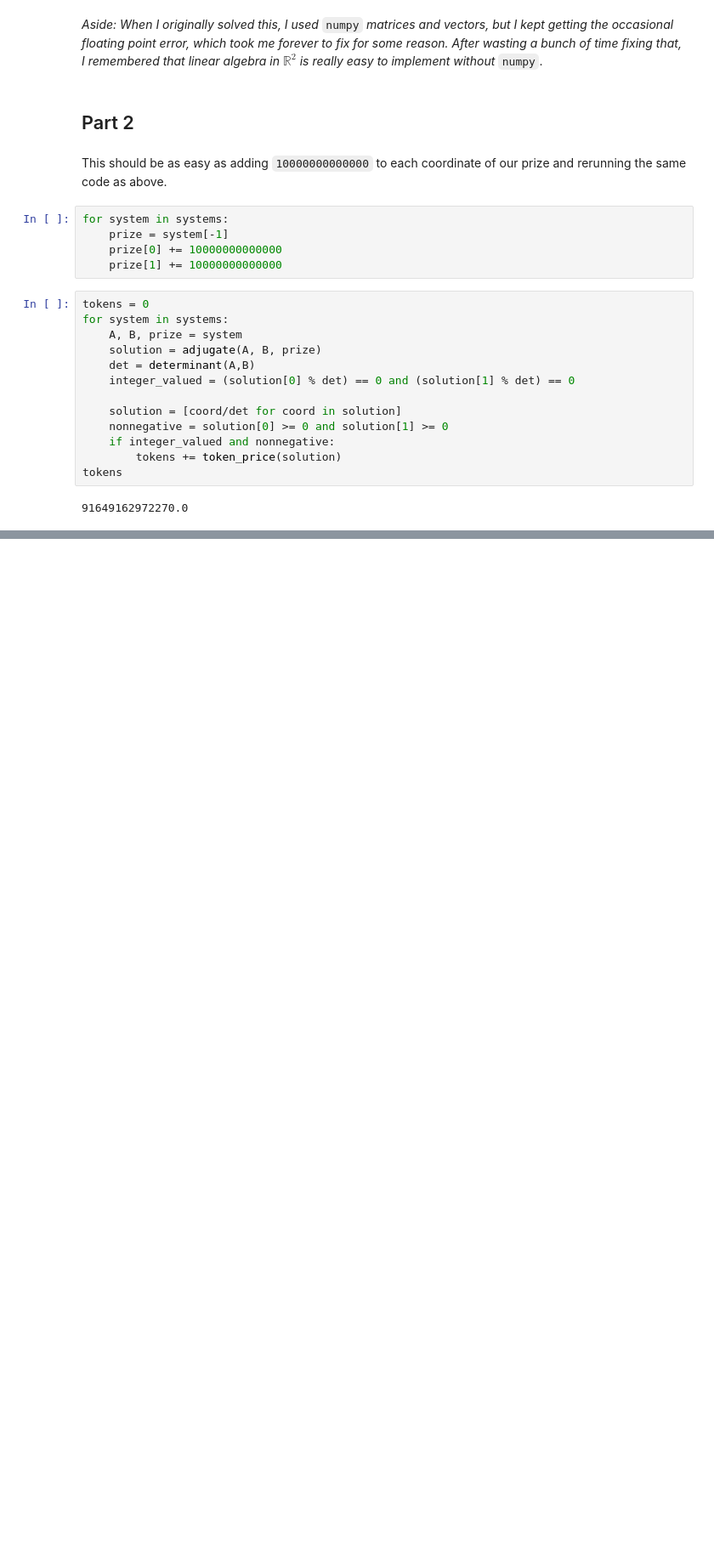
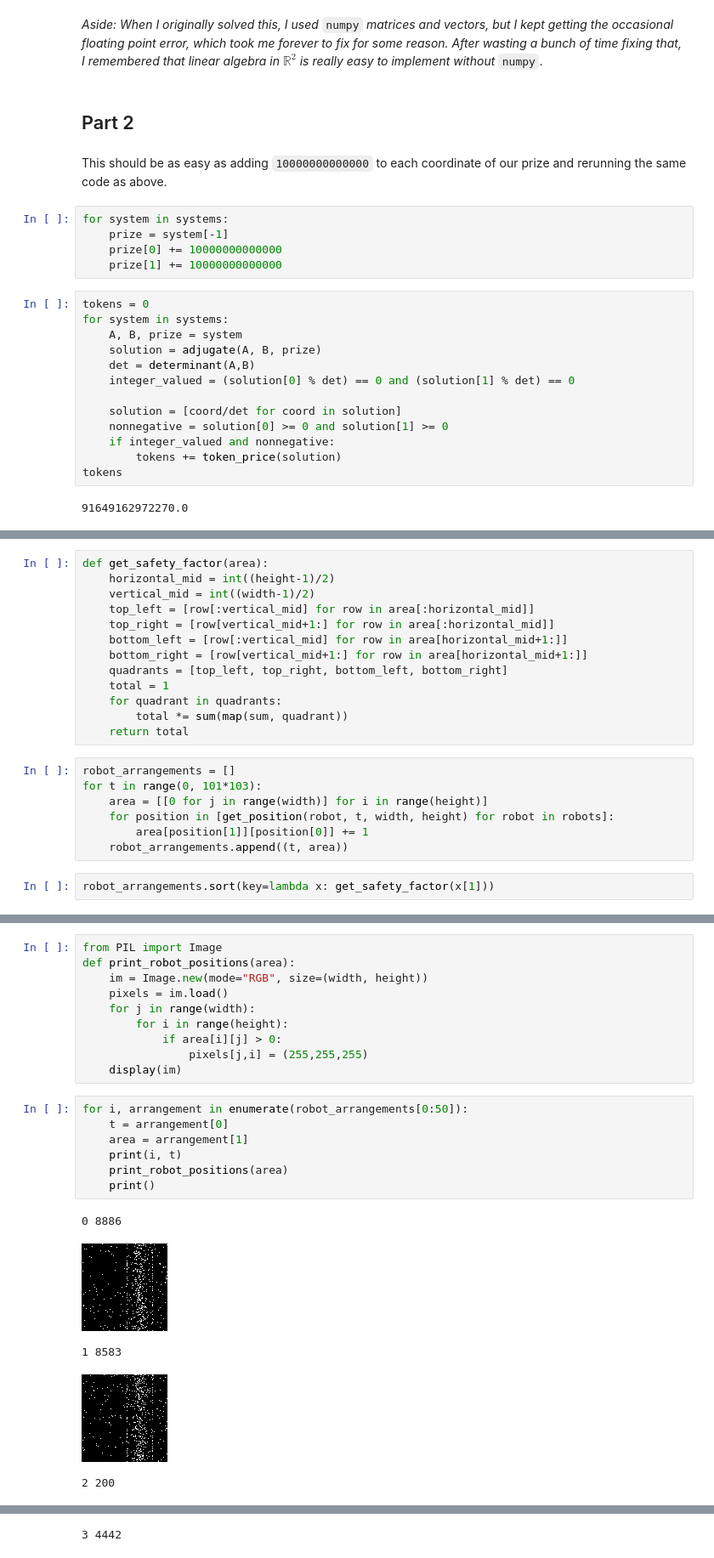
Before and after one commit to andrewmniu/Advent-Of-Code-2024, a Jupyter notebook: Solutions.ipynb, the cells around one changed output, grey strips where cells are left out. Shown at 85% size. Cells and saved outputs as stored; diff of their text form; blank space fills up the shorter version.

```diff
--- a/Solutions.ipynb
+++ b/Solutions.ipynb
@@ -964,0 +1030,22 @@ tokens
+# %%
+def get_safety_factor(area):
+    horizontal_mid = int((height-1)/2)
+    vertical_mid = int((width-1)/2)
+    top_left = [row[:vertical_mid] for row in area[:horizontal_mid]]
+    top_right = [row[vertical_mid+1:] for row in area[:horizontal_mid]]
+    bottom_left = [row[:vertical_mid] for row in area[horizontal_mid+1:]]
+    bottom_right = [row[vertical_mid+1:] for row in area[horizontal_mid+1:]]
+    quadrants = [top_left, top_right, bottom_left, bottom_right]
+    total = 1
+    for quadrant in quadrants:
+        total *= sum(map(sum, quadrant))
+    return total
+# %%
+robot_arrangements = []
+for t in range(0, 101*103):
+    area = [[0 for j in range(width)] for i in range(height)]
+    for position in [get_position(robot, t, width, height) for robot in robots]:
+        area[position[1]][position[0]] += 1
+    robot_arrangements.append((t, area))
+# %%
+robot_arrangements.sort(key=lambda x: get_safety_factor(x[1]))
@@ -964,0 +1054,23 @@ tokens
+# %%
+from PIL import Image
+def print_robot_positions(area):
+    im = Image.new(mode="RGB", size=(width, height))
+    pixels = im.load()
+    for j in range(width):
+        for i in range(height):
+            if area[i][j] > 0:
+                pixels[j,i] = (255,255,255)
+    display(im)
+# %%
+for i, arrangement in enumerate(robot_arrangements[0:50]):
+    t = arrangement[0]
+    area = arrangement[1]
+    print(i, t)
+    print_robot_positions(area)
+    print()
+# %% [output]
+0 8886
+[figure, added]
+1 8583
+[figure, added]
+2 200
@@ -964,0 +1078 @@ tokens
+3 4442
```
Also changed, not shown: parts of 20 cells of this notebook.
